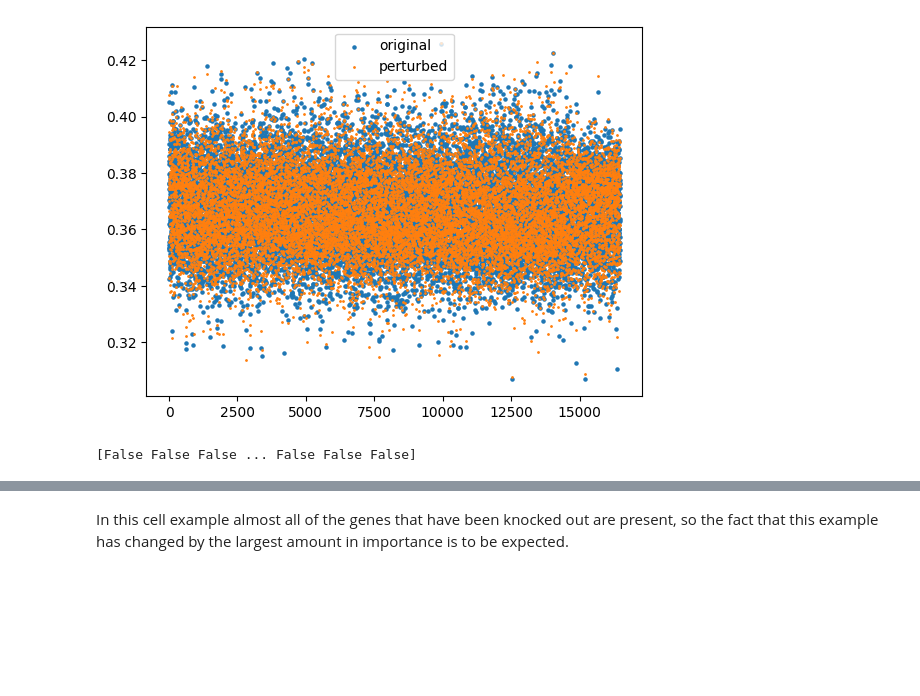
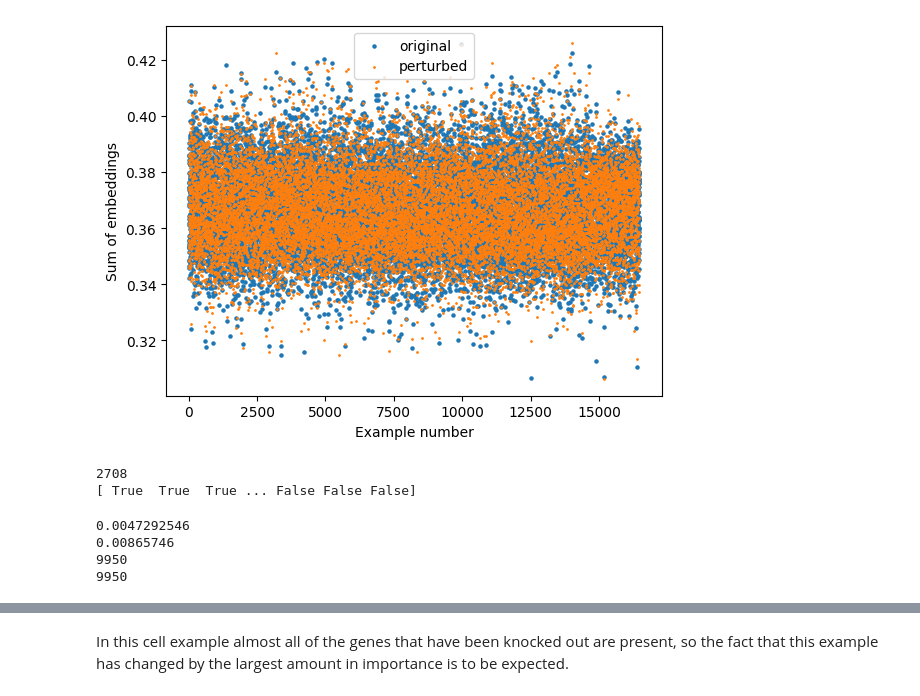
Before and after one commit to tom-jod/Helical_assesment, a Jupyter notebook: Assesment.ipynb, the cells around one changed output, grey strips where cells are left out. Cells and saved outputs as stored; diff of their text form; code cells hidden in the pictures; blank space fills up the shorter version.

```diff
--- a/Assesment.ipynb
+++ b/Assesment.ipynb
@@ -48,3 +46,10 @@ num_types = adata.obs["LVL1"].unique().shape[0]
 id2type = dict(enumerate(adata.obs["LVL1"].astype("category").cat.categories))
 
 celltypes_labels = np.array(adata.obs["LVL1"].tolist())
+# %%
+device = "cuda" if torch.cuda.is_available() else "cpu"
+scgpt_config = scGPTConfig(batch_size=50, device=device)
+scgpt = scGPT(configurer = scgpt_config)
+data = scgpt.process_data(adata, gene_names = "gene_name")
+x_original = scgpt.get_embeddings(data)
+print(np.argmax(np.sum(x_original,axis=0)))
@@ -61,30 +79,31 @@ def knockout_genes(data,model,genes):
   all genes present in the genes list.
 
   Inputs:
-      data (anndata): dataset that is being considered
-      model ()
+      data (anndata): An anndata file with single-cell expression data
+      model : A pre-trained foundation model (e.g., scGPT, Geneformer)
+      genes (list of integers): Each integer corresponds to the index of the gene that is being knocked out in the adata.var list
+
+  Outputs:
+      x_model : embeddings for orginal data (no dropout)
+      x_model_dropped : embeddings for data with genes knockout out
   """
   # generate embeddings on original data
   original_data = data.copy()
   new_data1 = model.process_data(adata = original_data, gene_names = "gene_name")
-
   x_model = model.get_embeddings(new_data1)
 
-  gene_indices = [data.var.index.get_loc(gene) for gene in genes if gene in data.var.index]
-  # update data in a vectorised way all at once to reduce memory spike
-  data.X[:,gene_indices] = 0
-
-  new_data = model.process_data(adata = data, gene_names = "gene_name")
- # print(data.X[0:50])
-  # check which genes are not chosen by the model
-  print([i for i in range(100) if data.var["gene_name"][i] not in new_data.vocab])
-
+  # Knockout: update data in a vectorised way all at once to reduce memory spike
+  perturbed_data = data.copy()
+  perturbed_data.X[:,genes] = 0
+  new_data = model.process_data(adata = perturbed_data, gene_names = "gene_name")
   x_model_dropped = model.get_embeddings(new_data)
 
+  # check which genes are not chosen by the model
+  print([i for i in genes if data.var["gene_name"][i] not in new_data.vocab])
+
   return x_model, x_model_dropped
-#genes_to_knockout = ['A1BG', 'A1BG-AS1', 'A1CF', 'A2M']
-genes_to_knockout = list(adata.var_names[0:40])
 
+genes_to_knockout = [9950]
 x_modelt, x_model_droppedt = knockout_genes(adata,scgpt,genes_to_knockout)
 # %% [output]
 INFO:helical.utils.downloader:File: 'C:\Users\tomjo\.cache\helical\models\scgpt/scGPT_CP/vocab.json' exists already. File is not overwritten and nothing is downloaded.
@@ -100,21 +136,38 @@ INFO:helical.models.scgpt.model:Inference started:
 # %%
 import matplotlib.pyplot as plt
 i=200
 plt.figure()
+#plt.scatter(list(range(len(x_modelt[:,0]))), np.sum(x_modelt,axis=1), label="original",s=5)
 plt.scatter(list(range(len(x_modelt[:,0]))), np.sum(x_modelt,axis=1), label="original",s=5)
 plt.scatter(list(range(len(x_modelt[:,0]))), np.sum(x_model_droppedt,axis=1), label="perturbed",s=1)
 plt.legend()
+plt.xlabel("Example number")
+plt.ylabel("Sum of embeddings")
 plt.show()
 error = 0
 index = 0
 x = np.sum(x_modelt,axis=1)
 y = np.sum(x_model_droppedt,axis=1)
 for i in range(len(x_modelt[:,0])):
     squared_error = (x[i]-y[i])**2
     if squared_error > error:
         index=i
-
+        error = squared_error
+print(index)
 print(x_modelt[:,0]==x_model_droppedt[:,0])
 # %% [output]
-[figure, old version]
+[figure, new version]
-[False False False ... False False False]
+2708
+[ True  True  True ... False False False]
+# %%
+mse = (abs(x_modelt - x_model_droppedt)).mean(axis=None)
+print(mse)
+mse = (abs(x_model - x_model_dropped)).mean(axis=None)
+print(mse)
+print(np.argmax(np.sum(x_model,axis=1)))
+print(np.argmax(np.sum(x_model_dropped,axis=1)))
+# %% [output]
+0.0047292546
+0.00865746
+9950
+9950
```
Also changed, not shown: parts of 49 cells of this notebook.
